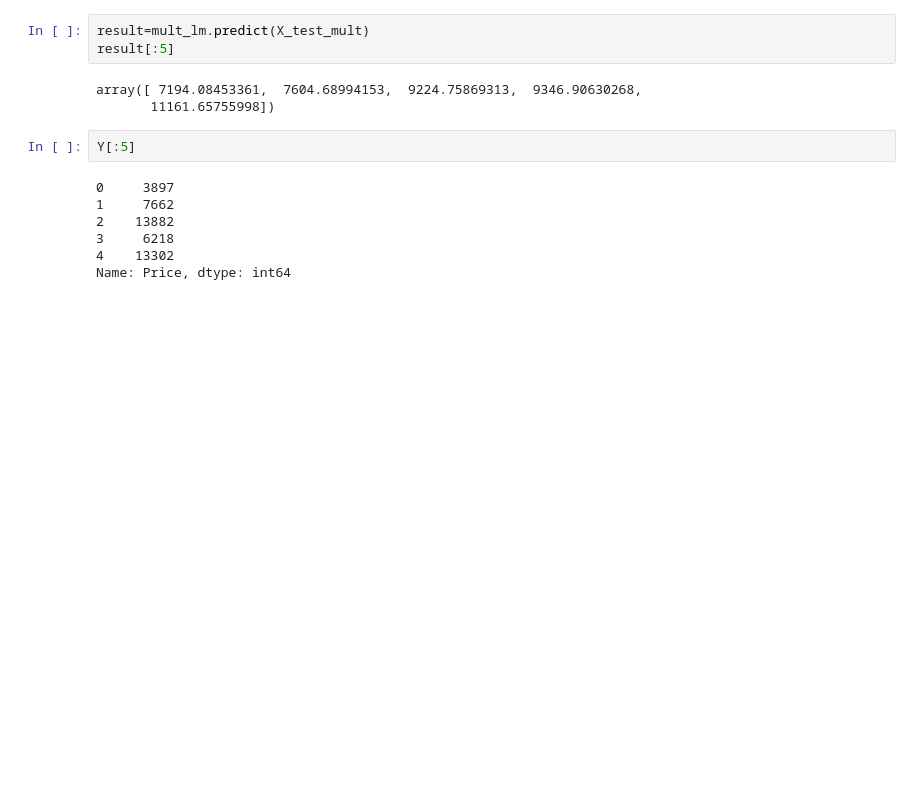
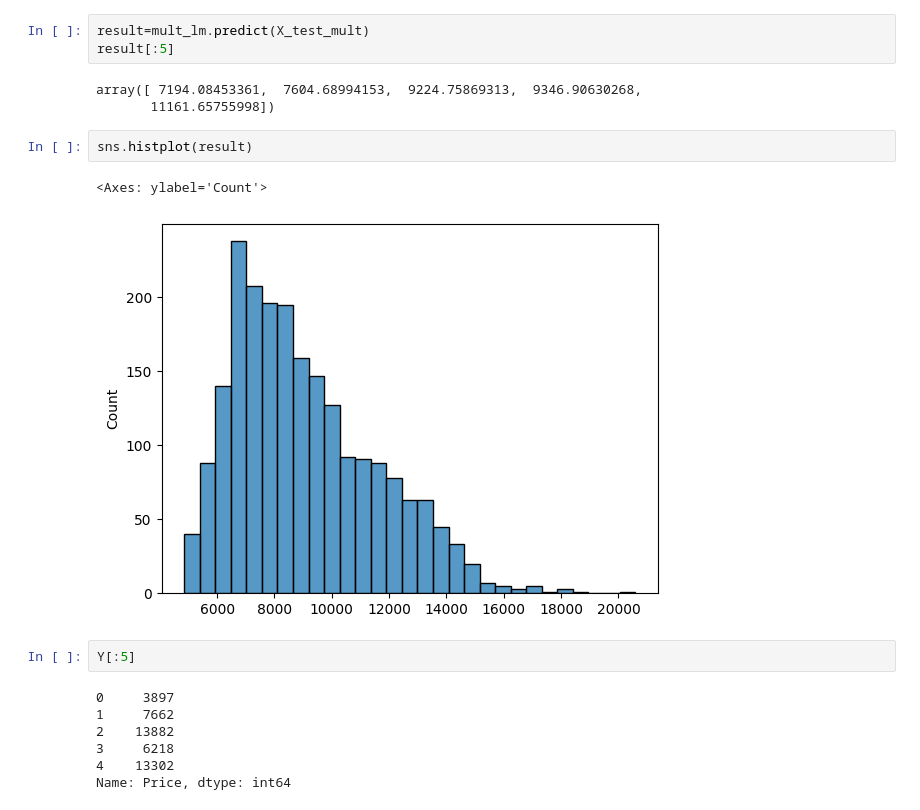
Before and after one commit to Kanxi/Kathmandu, a Jupyter notebook: week6/day1/flight_fare_prediction.ipynb, the cells around one changed output. Cells and saved outputs as stored; diff of their text form; blank space fills up the shorter version.

```diff
--- a/week6/day1/flight_fare_prediction.ipynb
+++ b/week6/day1/flight_fare_prediction.ipynb
@@ -250,6 +250,11 @@ result[:5]
 # %% [output]
 array([ 7194.08453361,  7604.68994153,  9224.75869313,  9346.90630268,
        11161.65755998])
+# %%
+sns.histplot(result)
+# %% [output]
+<Axes: ylabel='Count'>
+[figure, added]
 # %%
 Y[:5]
 # %% [output]
```
Also changed, not shown: 1 other file.
